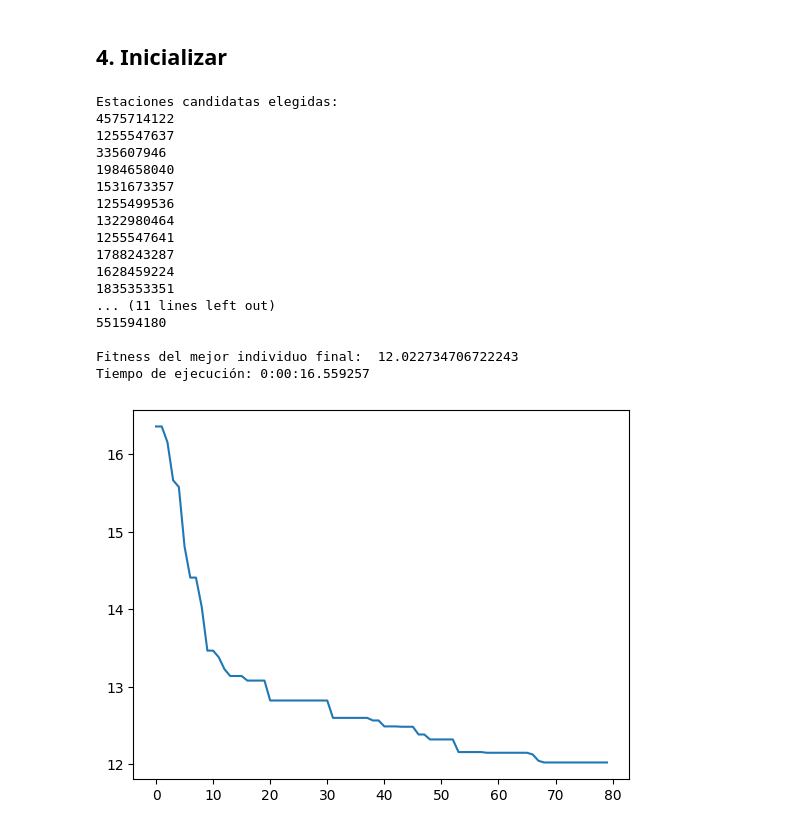
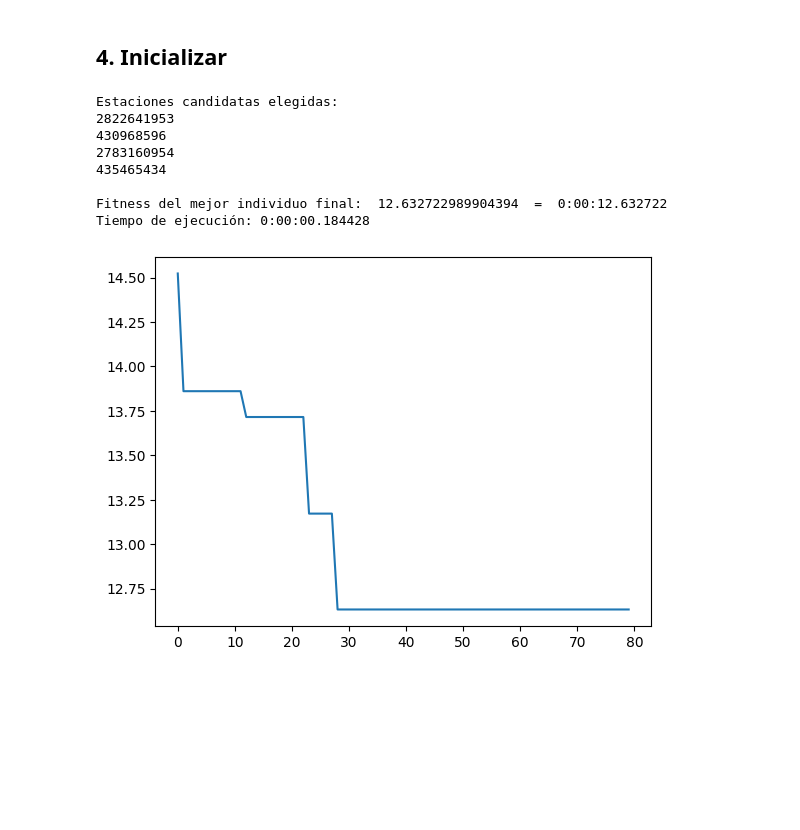
Before and after one commit to albertoPerez25/Sistemas-Inteligentes-P2, a Jupyter notebook: P2_AlbertoPerez_MArcosLopez.ipynb, the cells around one changed output. Saved outputs shown, nothing was run; the diff lists cells and outputs as text; code cells hidden in the pictures; blank space fills up the shorter version.

Commit message:
Añadida cache intermedia a la libreta

```diff
--- a/P2_AlbertoPerez_MArcosLopez.ipynb
+++ b/P2_AlbertoPerez_MArcosLopez.ipynb
@@ -182,7 +182,7 @@ class Heuristica3(Heuristica):
 ### 1.3 Clase Búsqueda
 # %%
 class Busqueda(ABC):
-    def __init__(self, problema):
+    def __init__(self, problema, cacheIntermediaActivada = False):
         self.frontera = None # Se inicializará al tipo que le corresponda a cada algoritmo
         self.problema = problema
         self.cerrados = None        # Para no volver a expandir nodos ya visitados
@@ -190,6 +190,7 @@ class Busqueda(ABC):
         self.nodo = None
         self.final = None
         self.cache = {}
+        self.cacheIntermediaActivada = cacheIntermediaActivada
 
     def nuestraCache(self, inicial, destino, coste):
         # Crear la key de la cache con inicial y destino
@@ -211,7 +212,8 @@ class Busqueda(ABC):
             sucesor.accion = accion
             sucesor.coste = nodo.coste + accion.time
             if (sucesor.estado.identifier in self.problema.candidatos[0]):
-                self.nuestraCache(nodo.estado.identifier,sucesor.estado.identifier,sucesor.coste)
+                #self.nuestraCache(nodo.estado.identifier, sucesor.estado.identifier, sucesor.coste)
+                self.nuestraCache(self.inicial.identifier,sucesor.estado.identifier,sucesor.coste)
             sucesor.profundidad = nodo.profundidad + 1
             self.añadirNodoAFrontera(sucesor, self.frontera)    # Añadimos los sucesores a frontera.
                                                                 # Nos ahorramos un bucle For al añadirlos
@@ -228,6 +230,9 @@ class Busqueda(ABC):
             if (self.nodo.estado == (self.final)):     # Cambio de .eq a ==
                 return self.nodo.coste
             if (not self.nodo.estado.identifier in self.cerrados):
+                if(( self.cacheIntermediaActivada
+                     and self.nodo.estado.identifier, self.final.identifier) in self.cache):                  # Cache intermedia. Empeora el fitness pero
+                    return self.cache[(self.nodo.estado.identifier, self.final.identifier)] + self.nodo.coste # reduce el tiempo a la mitad en algunos casos.
                 self.expandir(self.nodo, self.problema)     # Obtenemos los sucesores con Expandir()
                 self.cerrados.add(self.nodo.estado.identifier)
         return 18000 #3600 * 5
@@ -248,8 +253,8 @@ class Busqueda(ABC):
 ### 1.4 Búsqueda Informada, Aestrella
 # %%
 class BusquedaInformada(Busqueda,metaclass=ABCMeta):
-    def __init__(self, problema, heuristica):
-        super().__init__(problema)
+    def __init__(self, problema, heuristica, cacheIntermediaActivada=False):
+        super().__init__(problema, cacheIntermediaActivada)
         #self.frontera = PriorityQueue()
         self.frontera = []# Frontera se usará como PriorityQueue de nodos a ser expandidos
         self.H = heuristica
@@ -681,47 +686,40 @@ class EvolutivoTorneoMascara(evolutivoTorneo):
 # %%
 toy1 = 'problems/toy/calle_del_virrey_morcillo_albacete_250_3_candidates_15_ns_4.json'
 medium1 = 'problems/medium/calle_agustina_aroca_albacete_500_1_candidates_89_ns_22.json'
 medium2 = 'problems/medium/calle_palmas_de_gran_canaria_albacete_500_2_candidates_167_ns_23.json' #tarda mas
 medium3 = 'problems/medium/calle_f_albacete_2000_0_candidates_25_ns_4.json'
 
 large1 = 'problems/large/calle_cardenal_tabera_y_araoz_albacete_1000_2_candidates_104_ns_22.json'
 large2 = 'problems/large/calle_del_virrey_morcillo_albacete_1000_1_candidates_598_ns_99.json'
 large3 = 'problems/large/calle_herreros_albacete_1000_4_candidates_496_ns_14.json'
 large4 = 'problems/large/calle_industria_albacete_1000_0_candidates_122_ns_8.json'
 large5 = 'problems/large/calle_industria_albacete_1000_2_candidates_549_ns_71.json'
 
 huge1 = 'problems/huge/calle_de_josé_carbajal_albacete_2000_2_candidates_1254_ns_110.json'
 huge2 = 'problems/huge/calle_de_josé_carbajal_albacete_5000_2_candidates_537_ns_12.json'
 
-RUTAJSON = medium2
+RUTAJSON = toy1
 
 h1 = Heuristica1(Problema(RUTAJSON)) # Euclidea
 h2 = Heuristica2(Problema(RUTAJSON)) # Geodesica
 h3 = Heuristica3(Problema(RUTAJSON)) # Manhattan
 
 problema = Problema(RUTAJSON)
-aestrella = AEstrella(problema, h2)
-random.seed()
+usarCacheIntermedia = False
+aestrella = AEstrella(problema, h2, usarCacheIntermedia)
+
+random.seed(777) # Para tener resultados reproducibles
 print("Estaciones candidatas elegidas:")
 #nGeneracionesMaximas, tamTorneo, tamPoblacion , tasaMutacion, tasaCruce
 evolutivoTorneo(80, 8, 100, .1, 1, aestrella, problema).genetico()
 #plt.show()
 # %% [output]
 Estaciones candidatas elegidas:
-4575714122
-1255547637
-335607946
-1984658040
-1531673357
-1255499536
-1322980464
-1255547641
-1788243287
-1628459224
-1835353351
-... (11 lines left out)
-551594180
+2822641953
+430968596
+2783160954
+435465434
 
-Fitness del mejor individuo final:  12.022734706722243
-Tiempo de ejecución: 0:00:16.559257
+Fitness del mejor individuo final:  12.632722989904394  =  0:00:12.632722
+Tiempo de ejecución: 0:00:00.184428
-[figure, old version]
+[figure, new version]
```
Also changed, not shown: parts of 1 cell of this notebook, 2 other files.
